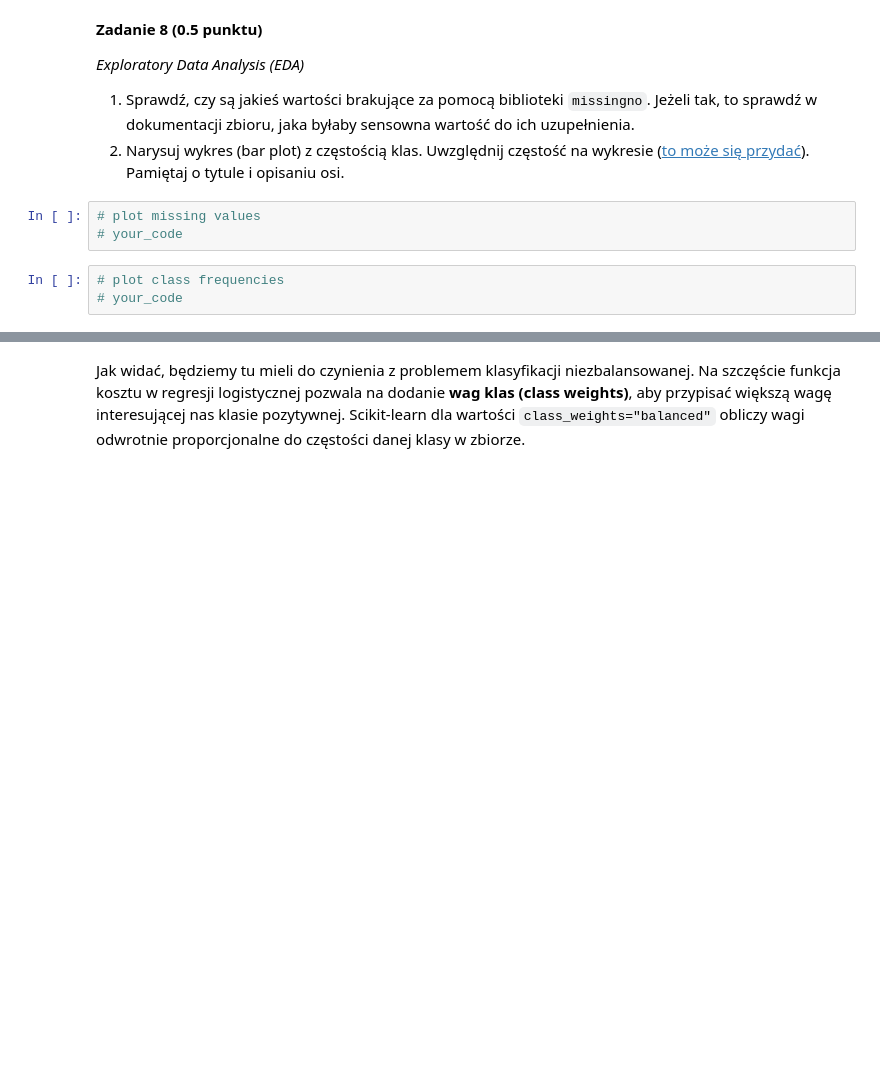
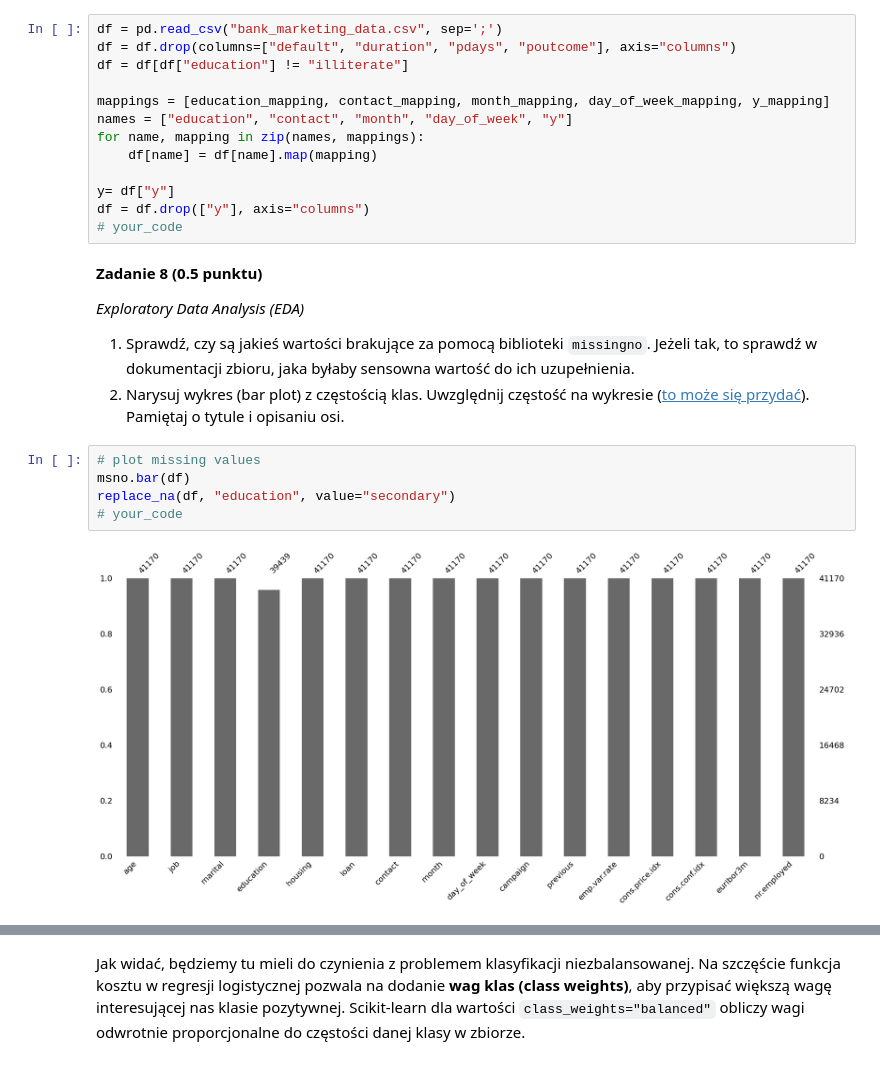
Before and after one commit to miwnek/PSI, a Jupyter notebook: lab1/lab_1.ipynb, the cells around one changed output, grey strips where cells are left out. Drawn from its saved outputs; the diff is of its cells as text; blank space fills up the shorter version.

```diff
--- a/lab1/lab_1.ipynb
+++ b/lab1/lab_1.ipynb
@@ -1040,3 +1086,16 @@ y_mapping = {
+# %%
+df = pd.read_csv("bank_marketing_data.csv", sep=';')
+df = df.drop(columns=["default", "duration", "pdays", "poutcome"], axis="columns")
+df = df[df["education"] != "illiterate"]
+
+mappings = [education_mapping, contact_mapping, month_mapping, day_of_week_mapping, y_mapping]
+names = ["education", "contact", "month", "day_of_week", "y"]
+for name, mapping in zip(names, mappings):
+    df[name] = df[name].map(mapping)
+
+y= df["y"]
+df = df.drop(["y"], axis="columns")
+# your_code
 # %% [markdown]
 **Zadanie 8 (0.5 punktu)**
 
@@ -1046,7 +1105,8 @@ y_mapping = {
 2. Narysuj wykres (bar plot) z częstością klas. Uwzględnij częstość na wykresie ([to może się przydać](https://stackoverflow.com/a/68107610/9472066)). Pamiętaj o tytule i opisaniu osi.
 # %%
 # plot missing values
+msno.bar(df)
+replace_na(df, "education", value="secondary")
 # your_code
+# %% [output]
+[figure, added]
-# %%
-# plot class frequencies
-# your_code
```
Also changed, not shown: parts of 27 cells of this notebook.
